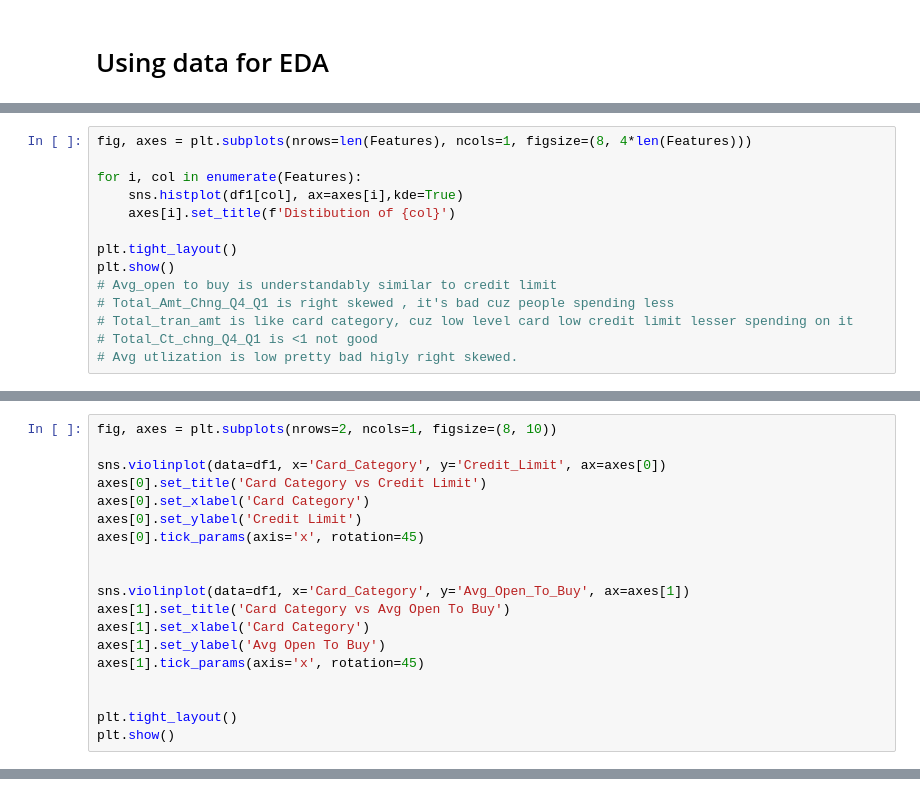
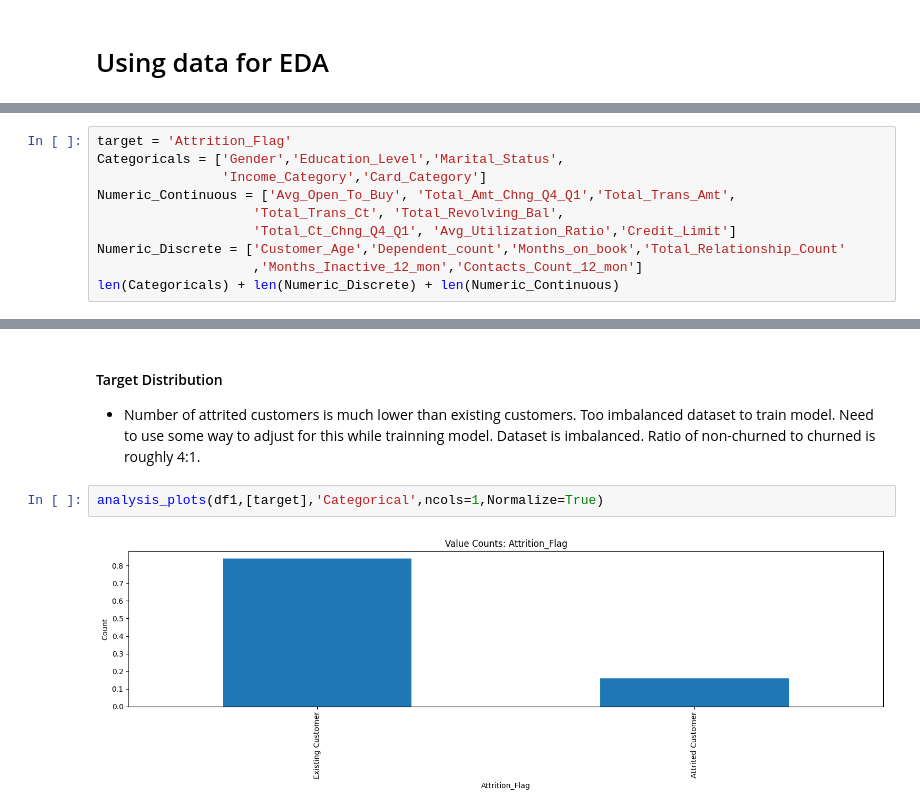
Before and after one commit to Amogh9341/Credit_Card_Churn, a Jupyter notebook: notebooks/EDA.ipynb, the cells around one changed output, grey strips where cells are left out. Drawn from its saved outputs; the diff is of its cells as text.

```diff
--- a/notebooks/EDA.ipynb
+++ b/notebooks/EDA.ipynb
@@ -143,14 +103,0 @@ plt.show()
-# %%
-fig, axes = plt.subplots(nrows=len(Features), ncols=1, figsize=(8, 4*len(Features)))
-
-for i, col in enumerate(Features):
-    sns.histplot(df1[col], ax=axes[i],kde=True)
-    axes[i].set_title(f'Distibution of {col}')
-
-plt.tight_layout()
-plt.show()
-# Avg_open to buy is understandably similar to credit limit
-# Total_Amt_Chng_Q4_Q1 is right skewed , it's bad cuz people spending less
-# Total_tran_amt is like card category, cuz low level card low credit limit lesser spending on it
-# Total_Ct_chng_Q4_Q1 is <1 not good
-# Avg utlization is low pretty bad higly right skewed.
@@ -315,19 +103,0 @@ plt.show()
-# %%
-fig, axes = plt.subplots(nrows=2, ncols=1, figsize=(8, 10))
-
-sns.violinplot(data=df1, x='Card_Category', y='Credit_Limit', ax=axes[0])
-axes[0].set_title('Card Category vs Credit Limit')
-axes[0].set_xlabel('Card Category')
-axes[0].set_ylabel('Credit Limit')
-axes[0].tick_params(axis='x', rotation=45)
-
-
-sns.violinplot(data=df1, x='Card_Category', y='Avg_Open_To_Buy', ax=axes[1])
-axes[1].set_title('Card Category vs Avg Open To Buy')
-axes[1].set_xlabel('Card Category')
-axes[1].set_ylabel('Avg Open To Buy')
-axes[1].tick_params(axis='x', rotation=45)
-
-
-plt.tight_layout()
-plt.show()
@@ -376,0 +104,10 @@ sns.violinplot(data=df1, x='Attrition_Flag', y='Total_Trans_Ct')
+# %%
+target = 'Attrition_Flag'
+Categoricals = ['Gender','Education_Level','Marital_Status',
+                'Income_Category','Card_Category']
+Numeric_Continuous = ['Avg_Open_To_Buy', 'Total_Amt_Chng_Q4_Q1','Total_Trans_Amt',
+                    'Total_Trans_Ct', 'Total_Revolving_Bal',
+                    'Total_Ct_Chng_Q4_Q1', 'Avg_Utilization_Ratio','Credit_Limit']
+Numeric_Discrete = ['Customer_Age','Dependent_count','Months_on_book','Total_Relationship_Count'
+                    ,'Months_Inactive_12_mon','Contacts_Count_12_mon']
+len(Categoricals) + len(Numeric_Discrete) + len(Numeric_Continuous)
@@ -376,0 +254,7 @@ sns.violinplot(data=df1, x='Attrition_Flag', y='Total_Trans_Ct')
+# %% [markdown]
+#### Target Distribution
+* Number of attrited customers is much lower than existing customers. Too imbalanced dataset to train model. Need to use some way to adjust for this while trainning model. Dataset is imbalanced. Ratio of non-churned to churned is roughly 4:1.
+# %%
+analysis_plots(df1,[target],'Categorical',ncols=1,Normalize=True)
+# %% [output]
+[figure, added]
```
Also changed, not shown: parts of 76 cells of this notebook, 1 other file.
